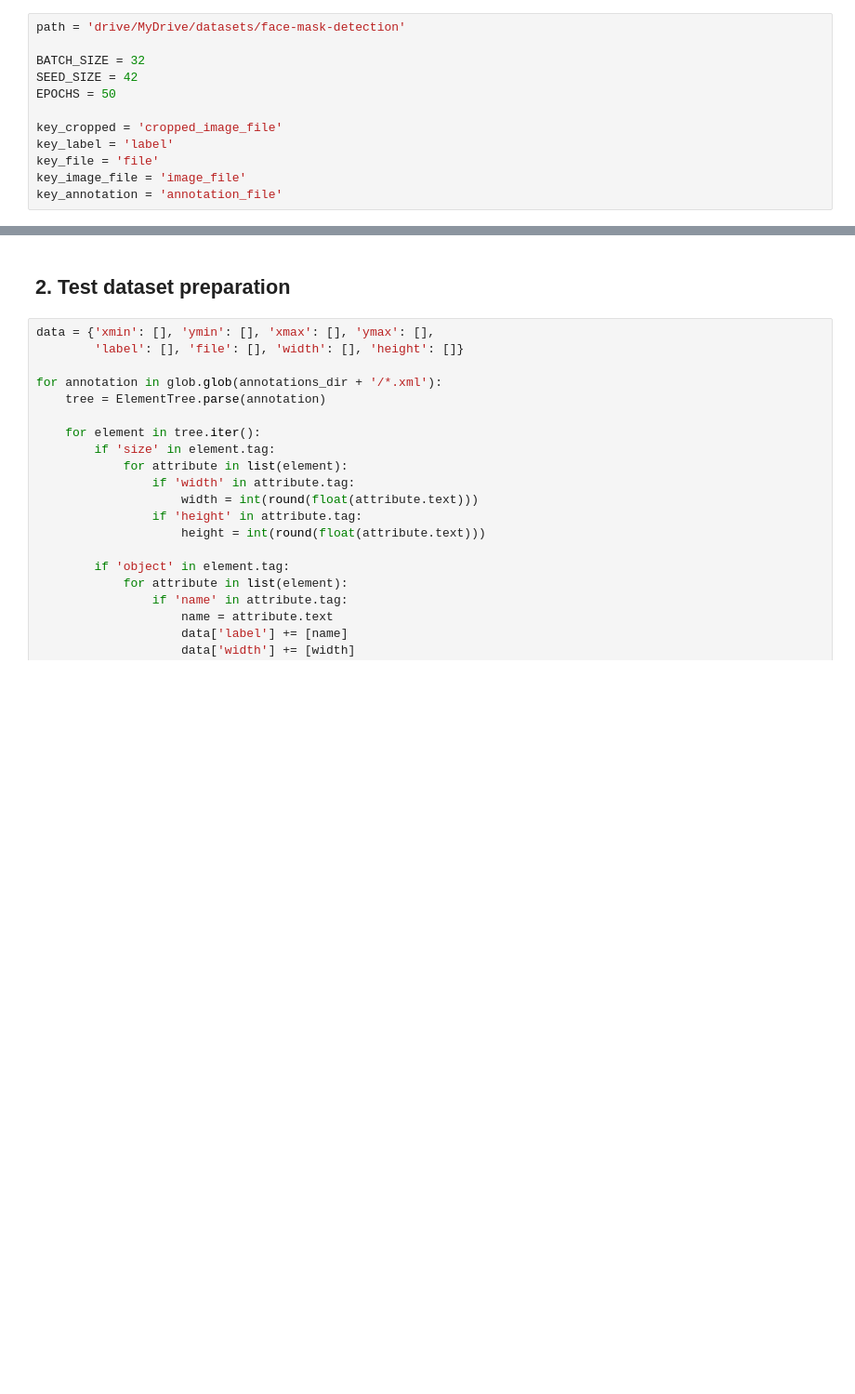
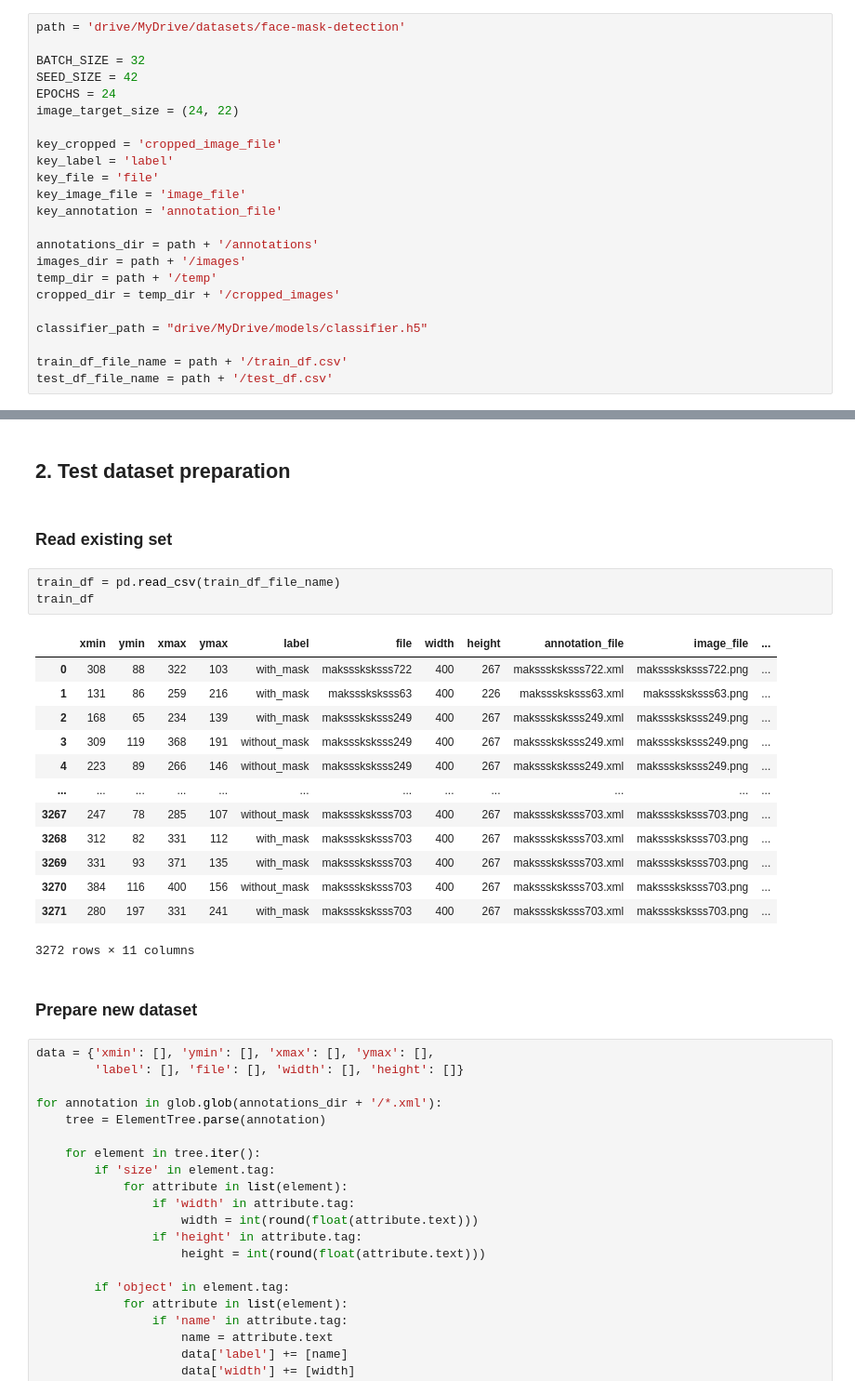
Before and after one commit to smutkiewicz/face-mask-detection, a Jupyter notebook: classifier/classifier-training.ipynb, the cells around one changed output, grey strips where cells are left out. Shown at 93% size. Saved outputs shown, nothing was run; the diff lists cells and outputs as text; blank space fills up the shorter version.

```diff
--- a/classifier/classifier-training.ipynb
+++ b/classifier/classifier-training.ipynb
@@ -32,10 +31,21 @@ path = 'drive/MyDrive/datasets/face-mask-detection'
 
 BATCH_SIZE = 32
 SEED_SIZE = 42
-EPOCHS = 50
+EPOCHS = 24
+image_target_size = (24, 22)
 
 key_cropped = 'cropped_image_file'
 key_label = 'label'
 key_file = 'file'
 key_image_file = 'image_file'
 key_annotation = 'annotation_file'
+
+annotations_dir = path + '/annotations'
+images_dir = path + '/images'
+temp_dir = path + '/temp'
+cropped_dir = temp_dir + '/cropped_images'
+
+classifier_path = "drive/MyDrive/models/classifier.h5"
+
+train_df_file_name = path + '/train_df.csv'
+test_df_file_name = path + '/test_df.csv'
@@ -60,5 +66,26 @@ cropped_images
 # %% [markdown]
 ## **2. Test dataset preparation**
+# %% [markdown]
+### Read existing set
+# %%
+train_df = pd.read_csv(train_df_file_name)
+train_df
+# %% [output]
+|  | xmin | ymin | xmax | ymax | label | file | width | height | annotation_file | image_file | ... |
+| 0 | 308 | 88 | 322 | 103 | with_mask | maksssksksss722 | 400 | 267 | maksssksksss722.xml | maksssksksss722.png | ... |
+| 1 | 131 | 86 | 259 | 216 | with_mask | maksssksksss63 | 400 | 226 | maksssksksss63.xml | maksssksksss63.png | ... |
+| 2 | 168 | 65 | 234 | 139 | with_mask | maksssksksss249 | 400 | 267 | maksssksksss249.xml | maksssksksss249.png | ... |
+| 3 | 309 | 119 | 368 | 191 | without_mask | maksssksksss249 | 400 | 267 | maksssksksss249.xml | maksssksksss249.png | ... |
+| 4 | 223 | 89 | 266 | 146 | without_mask | maksssksksss249 | 400 | 267 | maksssksksss249.xml | maksssksksss249.png | ... |
+| ... | ... | ... | ... | ... | ... | ... | ... | ... | ... | ... | ... |
+| 3267 | 247 | 78 | 285 | 107 | without_mask | maksssksksss703 | 400 | 267 | maksssksksss703.xml | maksssksksss703.png | ... |
+| 3268 | 312 | 82 | 331 | 112 | with_mask | maksssksksss703 | 400 | 267 | maksssksksss703.xml | maksssksksss703.png | ... |
+| 3269 | 331 | 93 | 371 | 135 | with_mask | maksssksksss703 | 400 | 267 | maksssksksss703.xml | maksssksksss703.png | ... |
+| 3270 | 384 | 116 | 400 | 156 | without_mask | maksssksksss703 | 400 | 267 | maksssksksss703.xml | maksssksksss703.png | ... |
+| 3271 | 280 | 197 | 331 | 241 | with_mask | maksssksksss703 | 400 | 267 | maksssksksss703.xml | maksssksksss703.png | ... |
+3272 rows × 11 columns
+# %% [markdown]
+### Prepare new dataset
 # %%
 data = {'xmin': [], 'ymin': [], 'xmax': [], 'ymax': [],
         'label': [], 'file': [], 'width': [], 'height': []}
```
Also changed, not shown: parts of 63 cells of this notebook.
